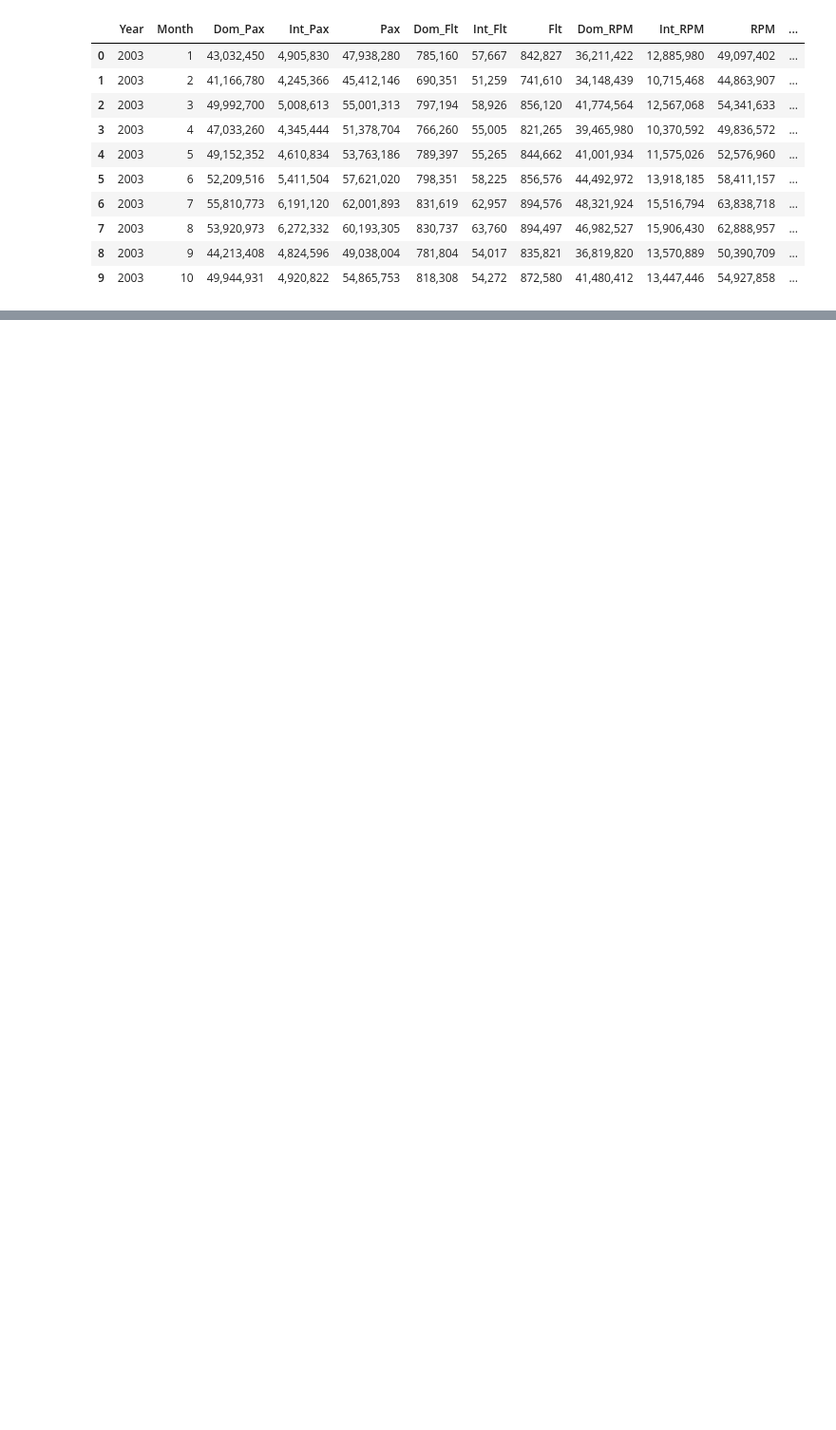
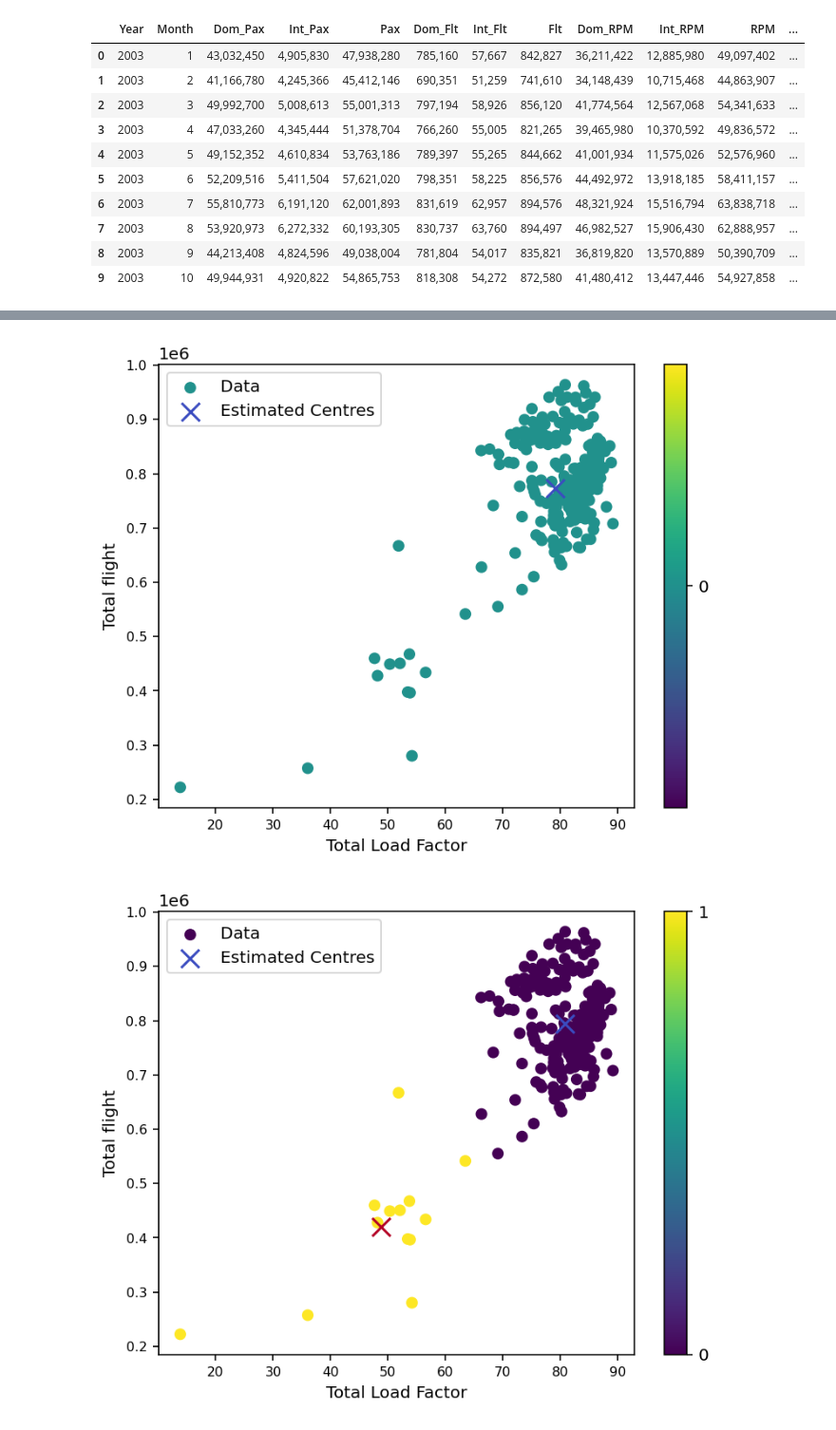
Before and after one commit to faadeola/us-airline-analysis, a Jupyter notebook: US Air Traffic Analysis.ipynb, the cells around one changed output, grey strips where cells are left out. Shown: that part at 95% size. Drawn from its saved outputs; the diff is of its cells as text; code cells hidden in the pictures; blank space fills up the shorter version.

```diff
--- a/US Air Traffic Analysis.ipynb
+++ b/US Air Traffic Analysis.ipynb
@@ -311,0 +392,40 @@ plot_fitted_data()
+# %%
+def plot_air_clusters(labels, xy, xkmeans, ykmeans, centre_labels):
+    """
+    Plots clustered data as a scatter plot with determined centres shown
+    """
+
+    from matplotlib.colors import ListedColormap
+    colours = plt.cm.Set1(np.linspace(0, 1, len(np.unique(labels))))
+    cmap = ListedColormap(colours)
+
+    fig, ax = plt.subplots(dpi=144)
+    s = ax.scatter(xy[:, 0], xy[:, 1], c=labels, cmap='viridis', marker='o', label='Data')
+    ax.scatter(xkmeans, ykmeans, c=centre_labels, cmap='coolwarm', marker='x', s=120, label='Estimated Centres')
+
+    cbar = fig.colorbar(s, ax=ax)
+    cbar.set_ticks(np.unique(labels))
+
+    # Set plot attributes
+    ax.legend()
+    ax.set_xlabel('Total Load Factor')
+    ax.set_ylabel('Total flight')
+    ax.tick_params(axis='both', labelsize=8)
+    #ax.set_yscale('log')
+    plt.show()
+    return
+# %%
+for k in range(1, 3):
+    kmeans = KMeans(n_clusters=k, n_init=20)
+    kmeans.fit(norm)     # fit done on x,y pairs
+    labels = kmeans.labels_
+
+    # the estimated cluster centres
+    cen = scaler.inverse_transform(kmeans.cluster_centers_)
+    xkmeans = cen[:, 0]
+    ykmeans = cen[:, 1]
+    cenlabels = kmeans.predict(kmeans.cluster_centers_)
+    plot_air_clusters(labels, reversed_norm, xkmeans, ykmeans, cenlabels)
+# %% [output]
+[figure, added]
+[figure, added]
```
Also changed, not shown: parts of 27 cells of this notebook, 3 other files.
